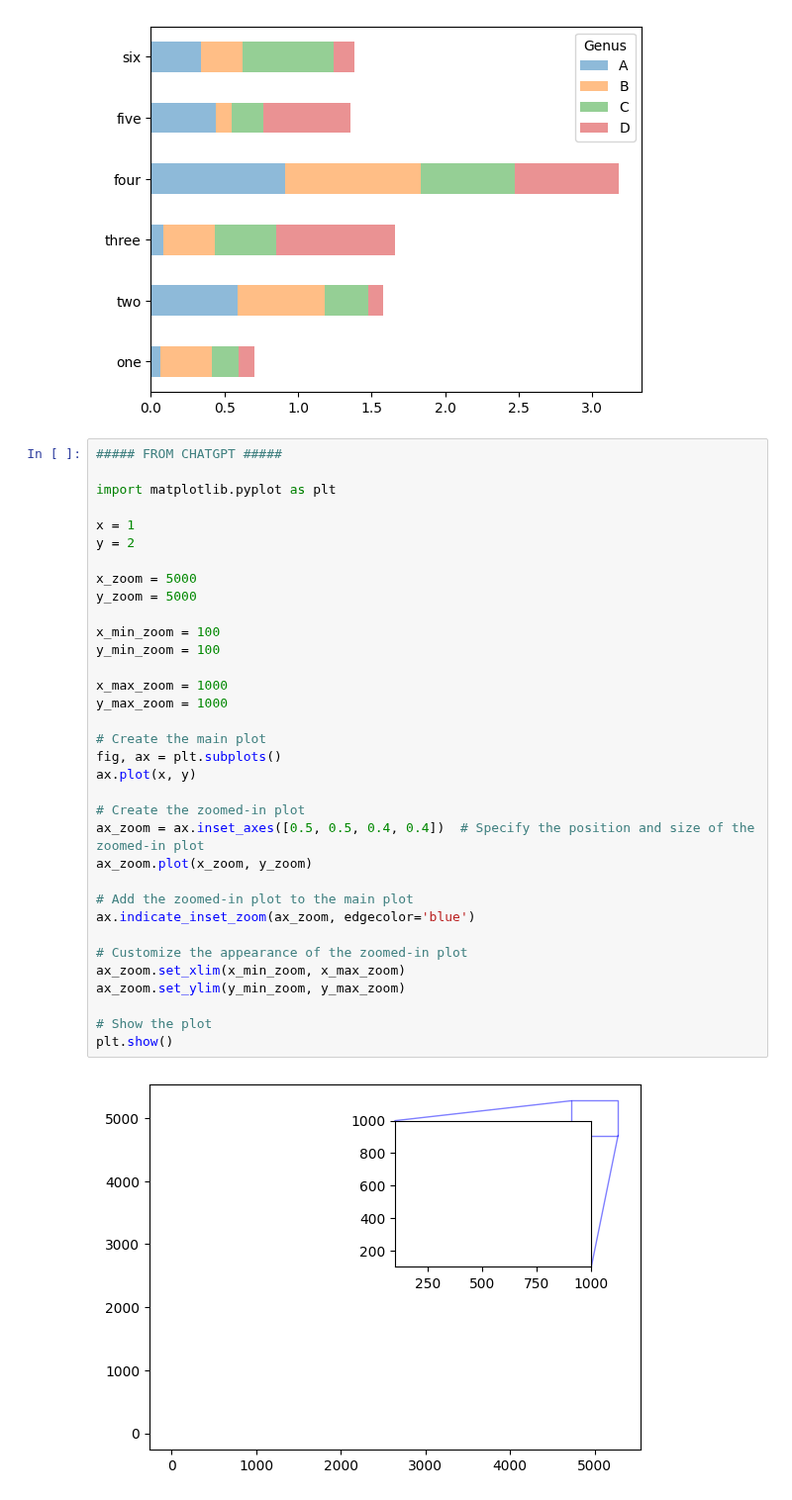
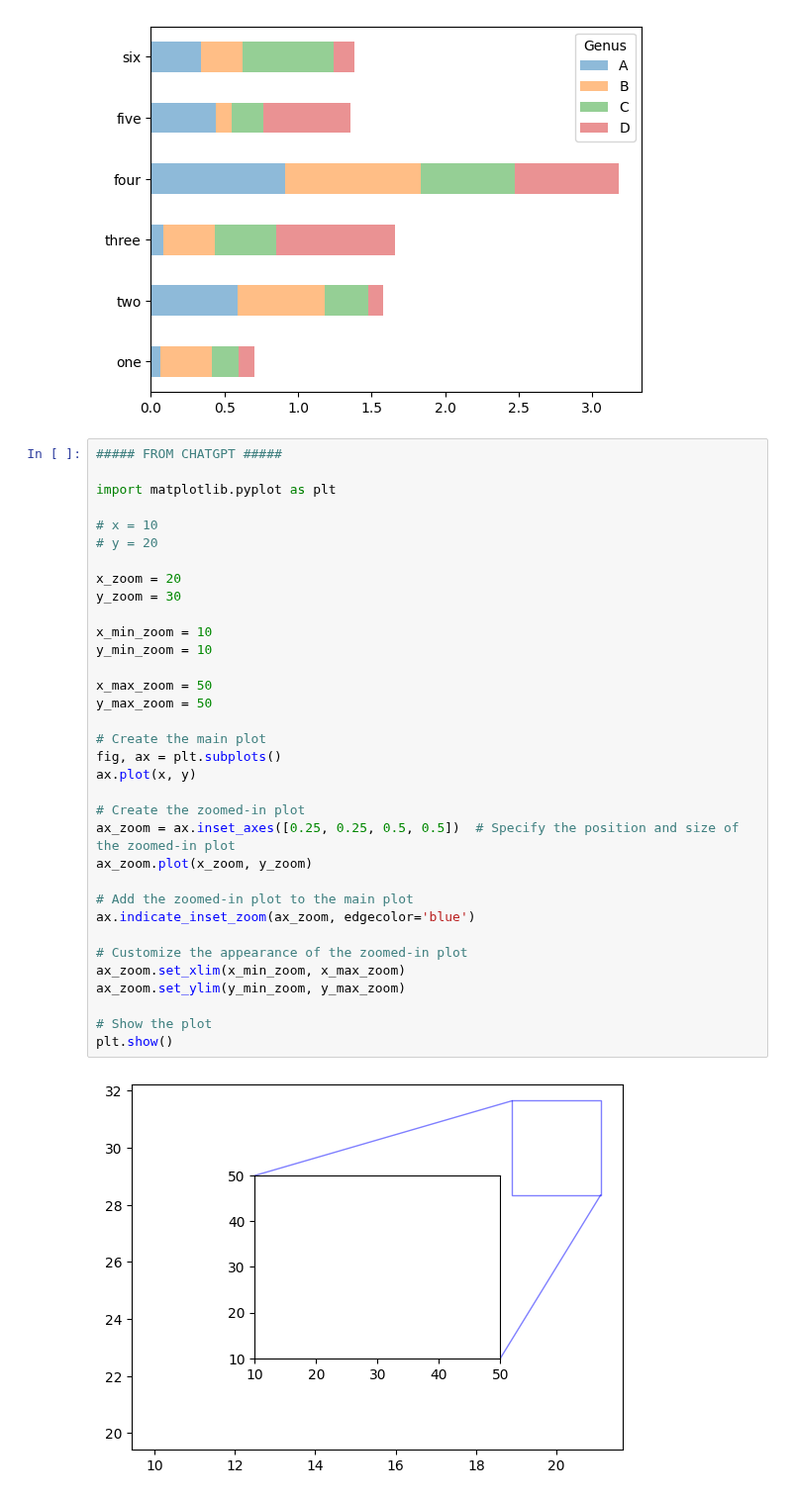
Before and after one commit to Ghenghis/JUPYTER_NOTEBOOKS, a Jupyter notebook: X_TEST_Z.ipynb, the cells around one changed output. Shown at 99% size. Cells and saved outputs as stored; diff of their text form.

```diff
--- a/X_TEST_Z.ipynb
+++ b/X_TEST_Z.ipynb
@@ -131,36 +131,36 @@ six    0.340172  0.283369  0.619300  0.140905
 # %%
 ##### FROM CHATGPT #####
 
 import matplotlib.pyplot as plt
 
-x = 1
-y = 2
+# x = 10
+# y = 20
 
-x_zoom = 5000
-y_zoom = 5000
+x_zoom = 20
+y_zoom = 30
 
-x_min_zoom = 100
-y_min_zoom = 100
+x_min_zoom = 10
+y_min_zoom = 10
 
-x_max_zoom = 1000
-y_max_zoom = 1000
+x_max_zoom = 50
+y_max_zoom = 50
 
 # Create the main plot
 fig, ax = plt.subplots()
 ax.plot(x, y)
 
 # Create the zoomed-in plot
-ax_zoom = ax.inset_axes([0.5, 0.5, 0.4, 0.4])  # Specify the position and size of the zoomed-in plot
+ax_zoom = ax.inset_axes([0.25, 0.25, 0.5, 0.5])  # Specify the position and size of the zoomed-in plot
 ax_zoom.plot(x_zoom, y_zoom)
 
 # Add the zoomed-in plot to the main plot
 ax.indicate_inset_zoom(ax_zoom, edgecolor='blue')
 
 # Customize the appearance of the zoomed-in plot
 ax_zoom.set_xlim(x_min_zoom, x_max_zoom)
 ax_zoom.set_ylim(y_min_zoom, y_max_zoom)
 
 # Show the plot
 plt.show()
 # %% [output]
-[figure, old version]
+[figure, new version]
```
